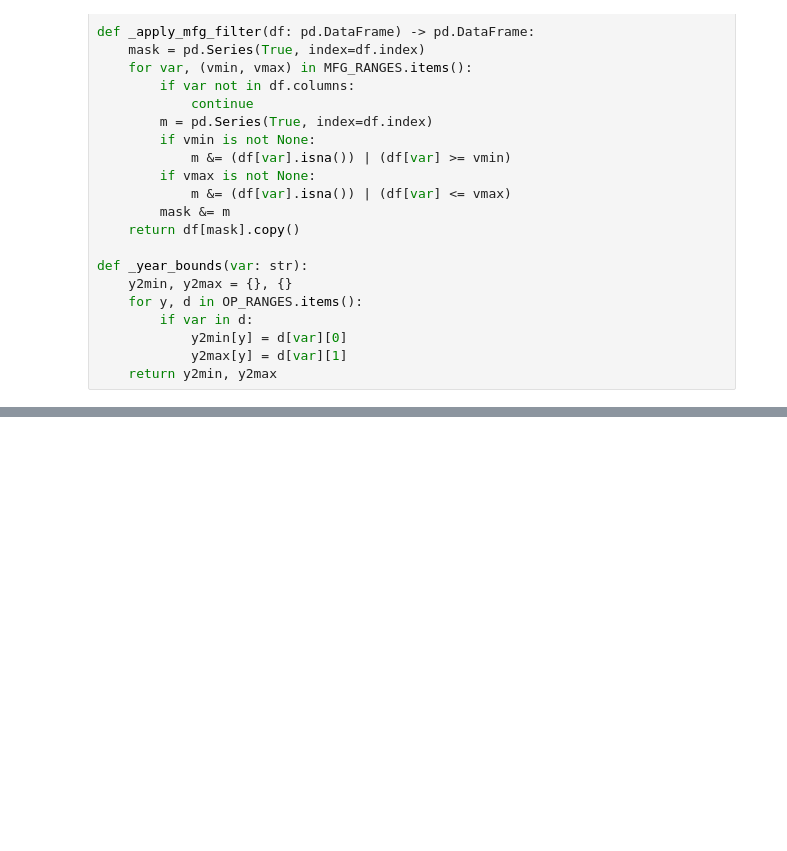
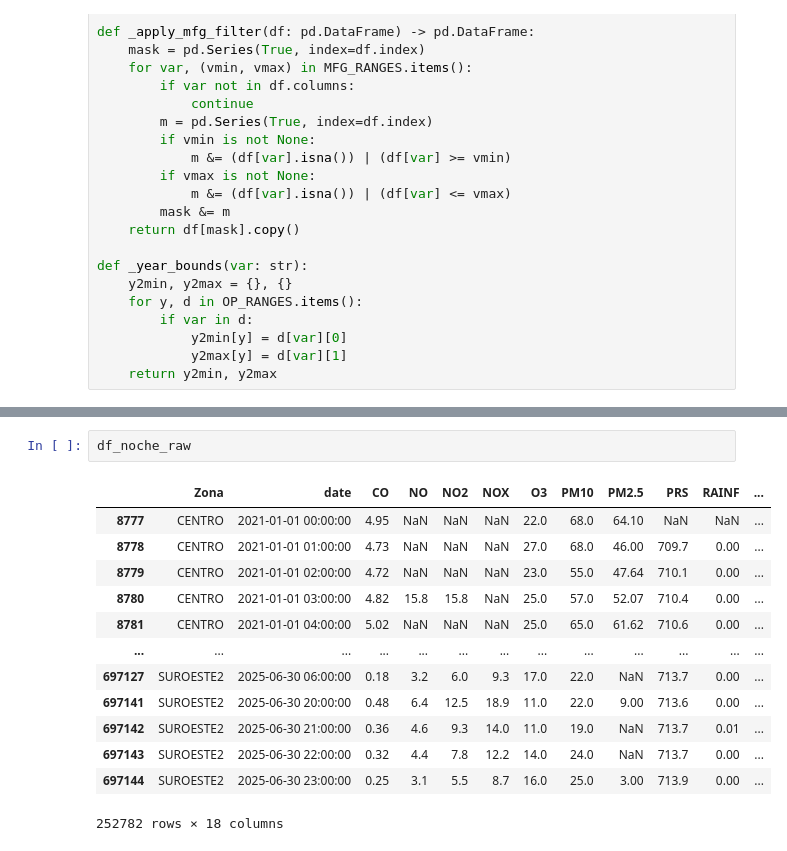
Before and after one commit to andreroblesb/airemty, a Jupyter notebook: conglomerados_night.ipynb, the cells around one changed output, grey strips where cells are left out. Saved outputs shown, nothing was run; the diff lists cells and outputs as text; blank space fills up the shorter version.

```diff
--- a/conglomerados_night.ipynb
+++ b/conglomerados_night.ipynb
@@ -836,0 +696,16 @@ freq.head(50)
+# %%
+df_noche_raw
+# %% [output]
+|  | Zona | date | CO | NO | NO2 | NOX | O3 | PM10 | PM2.5 | PRS | RAINF | ... |
+| 8777 | CENTRO | 2021-01-01 00:00:00 | 4.95 | NaN | NaN | NaN | 22.0 | 68.0 | 64.10 | NaN | NaN | ... |
+| 8778 | CENTRO | 2021-01-01 01:00:00 | 4.73 | NaN | NaN | NaN | 27.0 | 68.0 | 46.00 | 709.7 | 0.00 | ... |
+| 8779 | CENTRO | 2021-01-01 02:00:00 | 4.72 | NaN | NaN | NaN | 23.0 | 55.0 | 47.64 | 710.1 | 0.00 | ... |
+| 8780 | CENTRO | 2021-01-01 03:00:00 | 4.82 | 15.8 | 15.8 | NaN | 25.0 | 57.0 | 52.07 | 710.4 | 0.00 | ... |
+| 8781 | CENTRO | 2021-01-01 04:00:00 | 5.02 | NaN | NaN | NaN | 25.0 | 65.0 | 61.62 | 710.6 | 0.00 | ... |
+| ... | ... | ... | ... | ... | ... | ... | ... | ... | ... | ... | ... | ... |
+| 697127 | SUROESTE2 | 2025-06-30 06:00:00 | 0.18 | 3.2 | 6.0 | 9.3 | 17.0 | 22.0 | NaN | 713.7 | 0.00 | ... |
+| 697141 | SUROESTE2 | 2025-06-30 20:00:00 | 0.48 | 6.4 | 12.5 | 18.9 | 11.0 | 22.0 | 9.00 | 713.6 | 0.00 | ... |
+| 697142 | SUROESTE2 | 2025-06-30 21:00:00 | 0.36 | 4.6 | 9.3 | 14.0 | 11.0 | 19.0 | NaN | 713.7 | 0.01 | ... |
+| 697143 | SUROESTE2 | 2025-06-30 22:00:00 | 0.32 | 4.4 | 7.8 | 12.2 | 14.0 | 24.0 | NaN | 713.7 | 0.00 | ... |
+| 697144 | SUROESTE2 | 2025-06-30 23:00:00 | 0.25 | 3.1 | 5.5 | 8.7 | 16.0 | 25.0 | 3.00 | 713.9 | 0.00 | ... |
+252782 rows × 18 columns
```
Also changed, not shown: parts of 22 cells of this notebook.
